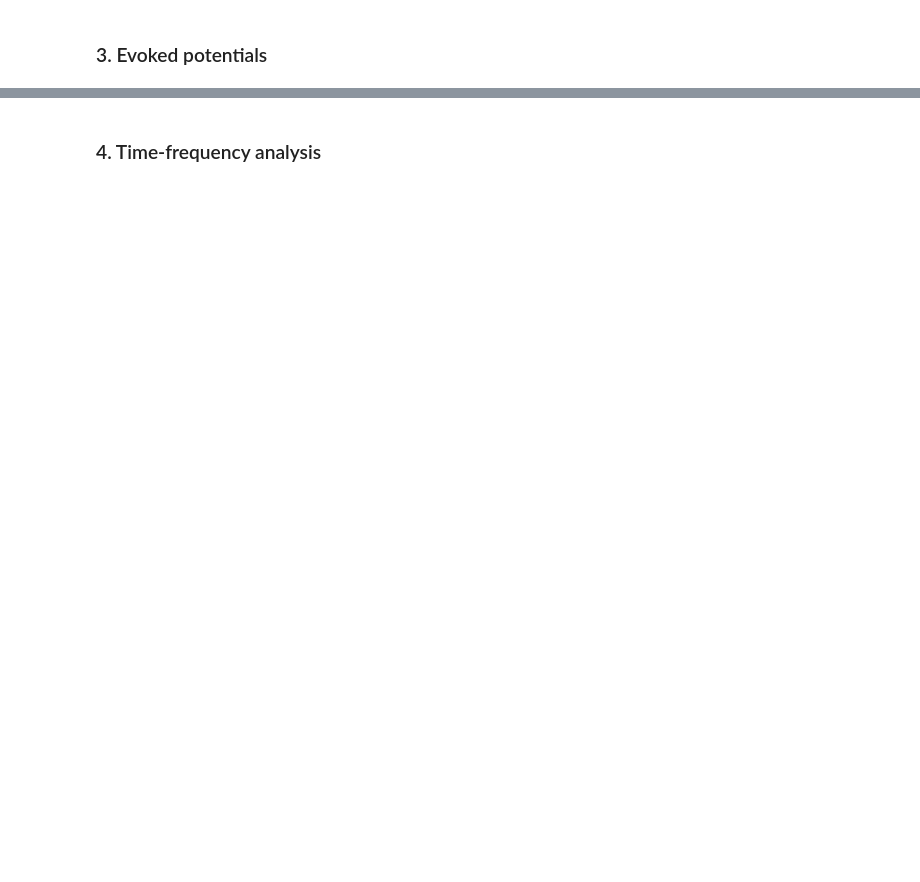
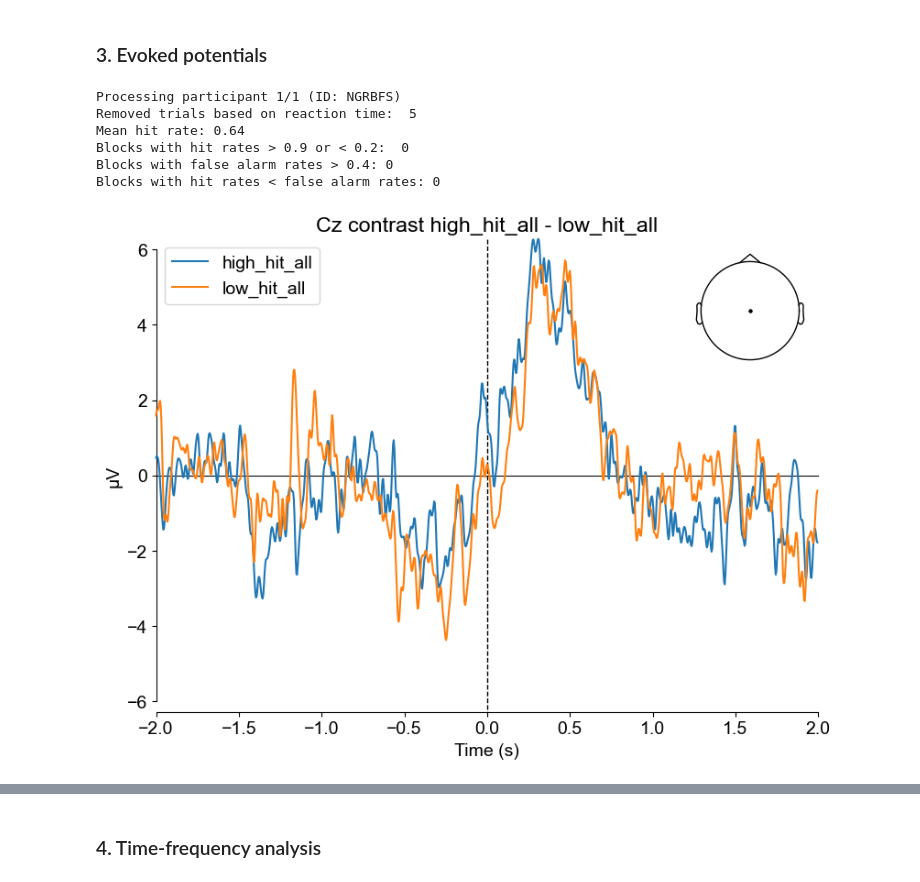
Before and after one commit to CarinaFo/ExPeCoN_ms, a Jupyter notebook: code/notebooks/expecon_ms.ipynb, the cells around one changed output, grey strips where cells are left out. Cells and saved outputs as stored; diff of their text form; code cells hidden in the pictures; blank space fills up the shorter version.

```diff
--- a/code/notebooks/expecon_ms.ipynb
+++ b/code/notebooks/expecon_ms.ipynb
@@ -120,5 +127,14 @@ print(f' the minimum of components rejected is {df_comp["0"].min()}')
 # %%
 # compare evokeds and plot contrasts
-evokeds = evo.create_contrast(
-    study=2, drop_bads=True, laplace=False, subtract_evoked=False, save_data_to_disk=False, save_drop_log=False
-)
+evo.plot_CPP(study = 2, baseline = True,
+             tmin = -2, tmax = 2, tmin_base = -0.3,
+             tmax_base = -0.05,
+             channel_list = ['Cz', 'CP1', 'Pz', 'CPz'])
+# %% [output]
+Processing participant 1/1 (ID: NGRBFS)
+Removed trials based on reaction time:  5
+Mean hit rate: 0.64
+Blocks with hit rates > 0.9 or < 0.2:  0
+Blocks with false alarm rates > 0.4: 0
+Blocks with hit rates < false alarm rates: 0
+[figure, added]
```
Also changed, not shown: parts of 23 cells of this notebook.
